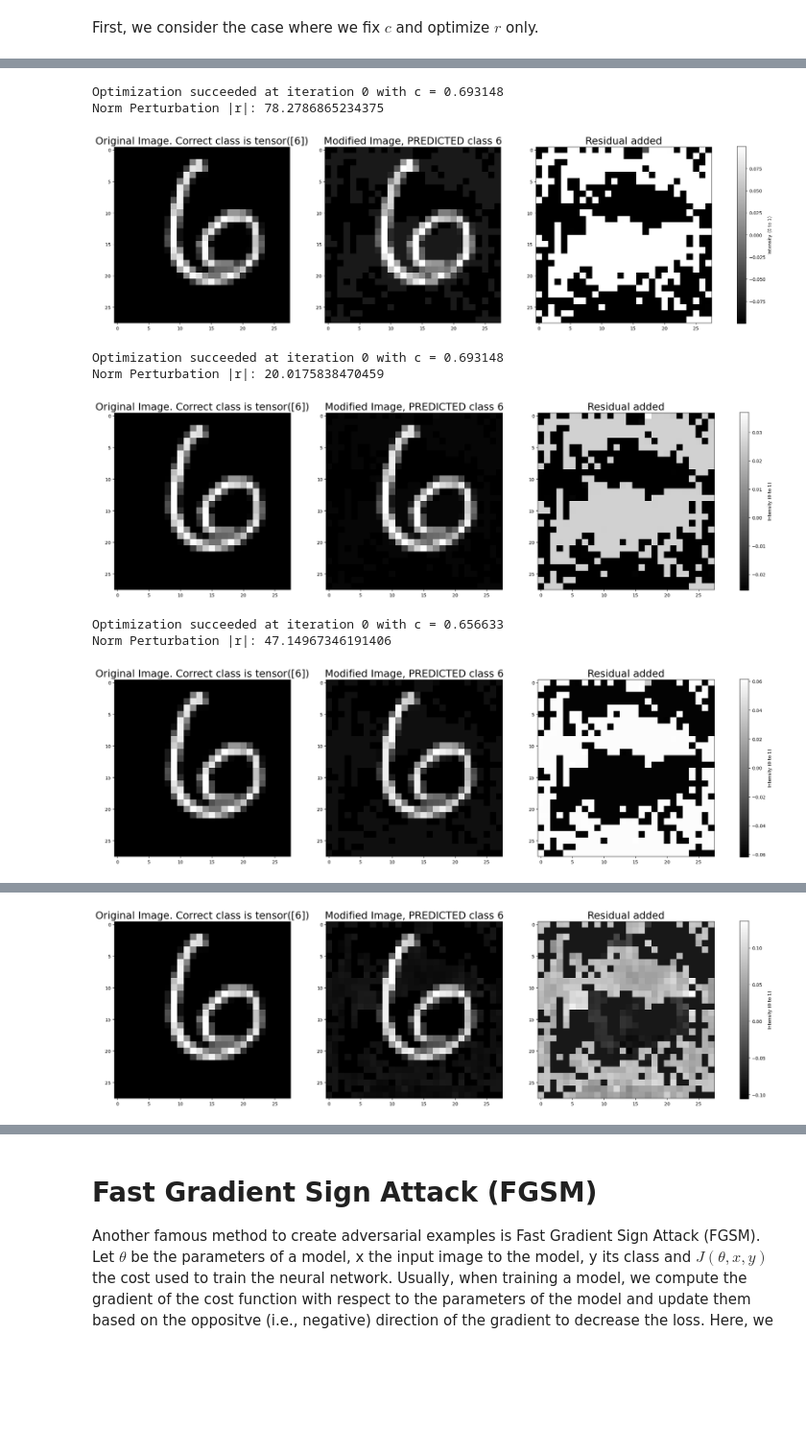
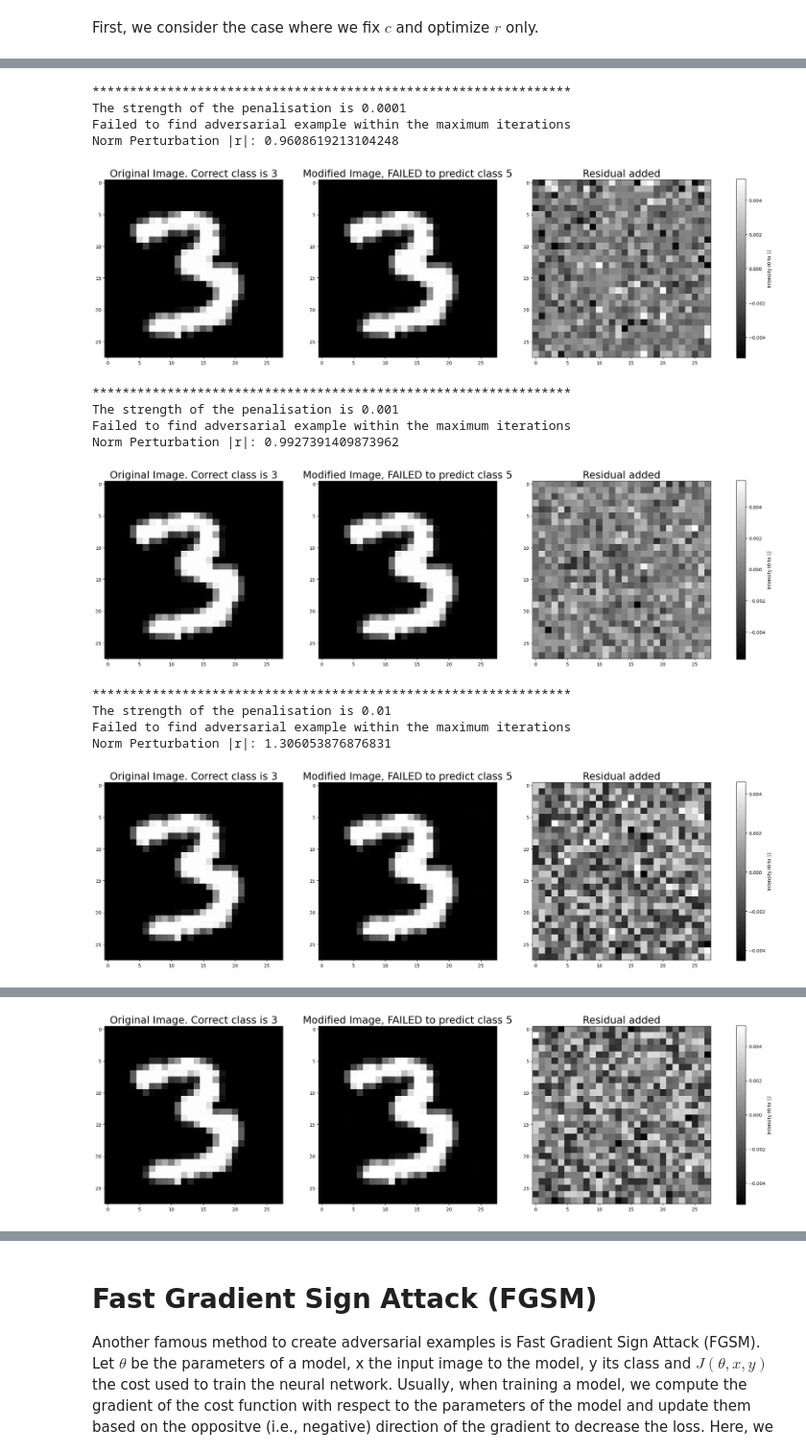
Before and after one commit to NailKhelifa/MVA_Representation_Learning, a Jupyter notebook: Nail_Khelifa_IntriguingProperties.ipynb, the cells around one changed output, grey strips where cells are left out. Shown at 96% size. Drawn from its saved outputs; the diff is of its cells as text; code cells hidden in the pictures; blank space fills up the shorter version.

```diff
--- a/IntriguingProperties.ipynb
+++ b/Nail_Khelifa_IntriguingProperties.ipynb
@@ -1001,0 +1015,10 @@ lr_adam = 0.1  # Learning rate for L-BFGS
+# %%
+# Parameters
+c = initial_c  # Fixed value for c
+r = torch.zeros_like(testI, requires_grad=True, device=device)  # Initialize r
+optimizer = optim.Adam([r], lr=lr_adam)  # Adam optimizer for r
+testI, testY = mnist_test.__getitem__(500)
+criterion = nn.CrossEntropyLoss()
+l = 5 # false label
+# Optimization loop
+testY
@@ -1039,14 +1076,22 @@ Now, we consider the case where $c$ is a trainable parameter along $r$.
 # %%
 # Initialize parameters
+lr_adam = 0.01
 c_raw = torch.tensor([initial_c], requires_grad=True, device=device)  # Learnable raw parameter for c
 r = torch.zeros_like(testI, requires_grad=True, device=device)  # Initialize r
 optimizer = optim.Adam([r, c_raw], lr=lr_adam)  # Adam optimizer for r and c_raw
 
+c_value = 0 # no regularisation yet
 # Optimization loop
 for iter in range(max_iter_adam):
     optimizer.zero_grad()
     c = torch.nn.functional.softplus(c_raw)  # Ensure c > 0
-    loss = objective(c, r, testI, l)  # Compute the loss
+
+    x_r = torch.clamp(testI + r, 0, 1)
+
+    pred = model(x_r)
+
+    # regularised version
+    loss = criterion(pred, l) + c_value * torch.norm(r, p=1) # Compute the loss
     loss.backward()  # Backpropagate gradients
     optimizer.step()  # Update r and c_raw
 
@@ -1113,42 +1122,58 @@ def objective2(c, r, x, l, model, criterion):
 # %%
-# Initialize parameters
-c_raw = torch.tensor([initial_c], requires_grad=True, device=device)  # Learnable raw parameter for c
+# Parameters
+c = initial_c  # Fixed value for c
 r = torch.zeros_like(testI, requires_grad=True, device=device)  # Initialize r
-optimizer = optim.Adam([r, c_raw], lr=lr_adam)  # Adam optimizer for r and c_raw
+optimizer = optim.Adam([r], lr=lr_adam)  # Adam optimizer for r
+testI, testY = mnist_test.__getitem__(500)
+criterion = nn.CrossEntropyLoss()
+l = torch.tensor([5]) # false label
+# Optimization loop
 
-for lamb in [0.01, 0.1, 0.5, 1, 5, 10, 20, 30, 50]:
-    criterion = LassoClassificationLoss(lambda_reg=lamb)
-    # Optimization loop
+for c_value in [0.0001, 0.001, 0.01, 0.1, 1.0, 5.0, 10.0, 15.0, 20.0, 25.0]:
+    print('****************************************************************')
+    print(f'The strength of the penalisation is {c_value}')
     for iter in range(max_iter_adam):
         optimizer.zero_grad()
-        c = torch.nn.functional.softplus(c_raw)  # Ensure c > 0
-        loss = objective2(c, r, testI, l, model_10ep, criterion)  # Compute the loss
-        loss.backward()  # Backpropagate gradients
-        optimizer.step()  # Update r and c_raw
+
+        x_r = torch.clamp(testI + r, 0, 1)
+
+        # Forward pass and compute loss
+        pred = model(x_r)
+        loss = criterion(pred, torch.tensor([testY], device=pred.device)) + c_value * torch.norm(r, p=1)
+
+        # Backpropagation and update r
+        loss.backward()
+        optimizer.step()
 
         # Evaluate the condition f(x + r) = l
         with torch.no_grad():
             x_r = torch.clamp(testI + r, 0, 1)
             pred = model(x_r)
             predicted_label = torch.argmax(pred, dim=1)
 
         # Check if the condition is satisfied
         if predicted_label == l:
-            print(f"Optimization succeeded at iteration {iter} with c = {c.item():.6f}")
+            print(f"Optimization succeeded at iteration {iter} with fixed c = {c}")
             print(f"Norm Perturbation |r|: {torch.norm(r, p=1)}")
             plot_results(testI, r, x_r, testY, l, fail=False)
             break
     else:
         print("Failed to find adversarial example within the maximum iterations")
         print(f"Norm Perturbation |r|: {torch.norm(r, p=1)}")
         plot_results(testI, r, x_r, testY, l, fail=True)
 # %% [output]
-Optimization succeeded at iteration 0 with c = 0.693148
-Norm Perturbation |r|: 78.2786865234375
+****************************************************************
+The strength of the penalisation is 0.0001
+Failed to find adversarial example within the maximum iterations
+Norm Perturbation |r|: 0.9608619213104248
-[figure, old version]
+[figure, new version]
-Optimization succeeded at iteration 0 with c = 0.693148
-Norm Perturbation |r|: 20.0175838470459
+****************************************************************
+The strength of the penalisation is 0.001
+Failed to find adversarial example within the maximum iterations
+Norm Perturbation |r|: 0.9927391409873962
-[figure, old version]
+[figure, new version]
-Optimization succeeded at iteration 0 with c = 0.656633
-Norm Perturbation |r|: 47.14967346191406
+****************************************************************
+The strength of the penalisation is 0.01
+Failed to find adversarial example within the maximum iterations
+Norm Perturbation |r|: 1.306053876876831
-[figure, old version]
+[figure, new version]
@@ -1157 +1184 @@ Norm Perturbation |r|: 58.01716613769531
-[figure, old version]
+[figure, new version]
```
Also changed, not shown: parts of 23 cells of this notebook.
